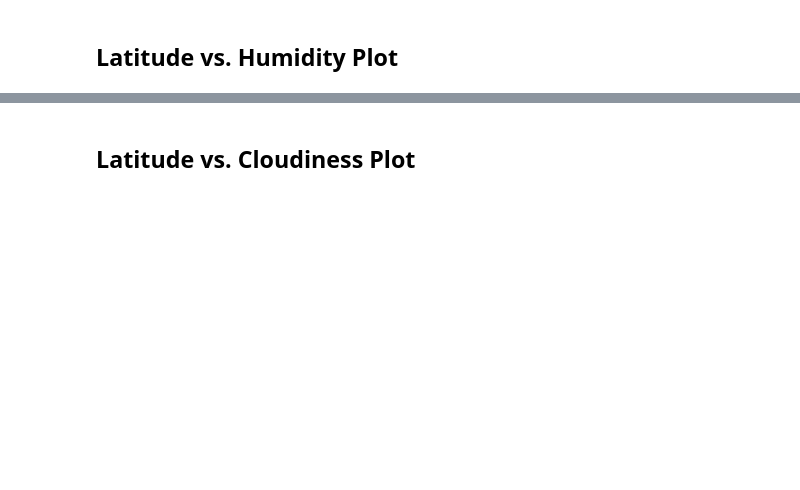
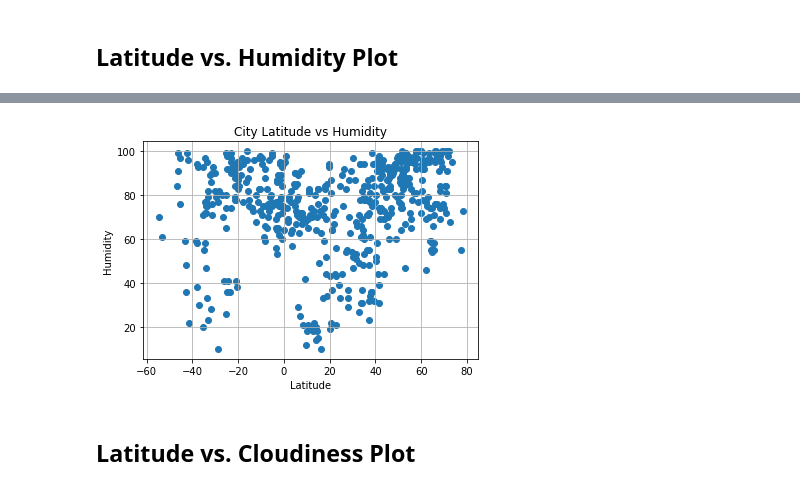
Before and after one commit to quettamar/Python-API-Challenge, a Jupyter notebook: WeatherPy.ipynb, the cells around one changed output, grey strips where cells are left out. Saved outputs shown, nothing was run; the diff lists cells and outputs as text; code cells hidden in the pictures; blank space fills up the shorter version.

```diff
--- a/WeatherPy.ipynb
+++ b/WeatherPy.ipynb
@@ -188,0 +191,9 @@ Int64Index([], dtype='int64')
+# %%
+plt.scatter(latitude, humi)
+plt.xlabel('Latitude')
+plt.ylabel('Humidity')
+plt.title('City Latitude vs Humidity')
+plt.grid()
+plt.show()
+# %% [output]
+[figure, added]
```
Also changed, not shown: parts of 21 cells of this notebook, 1 other file.
